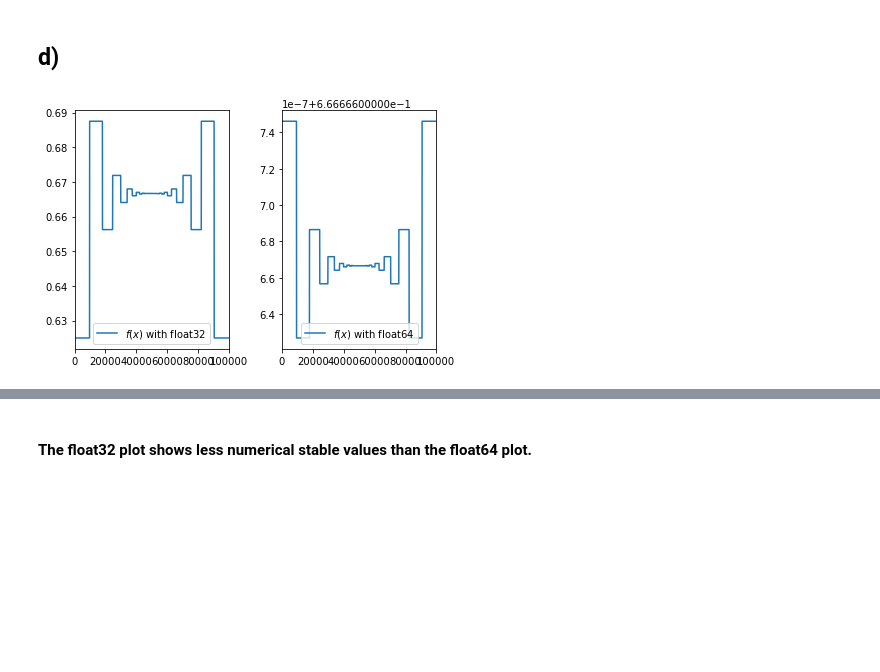
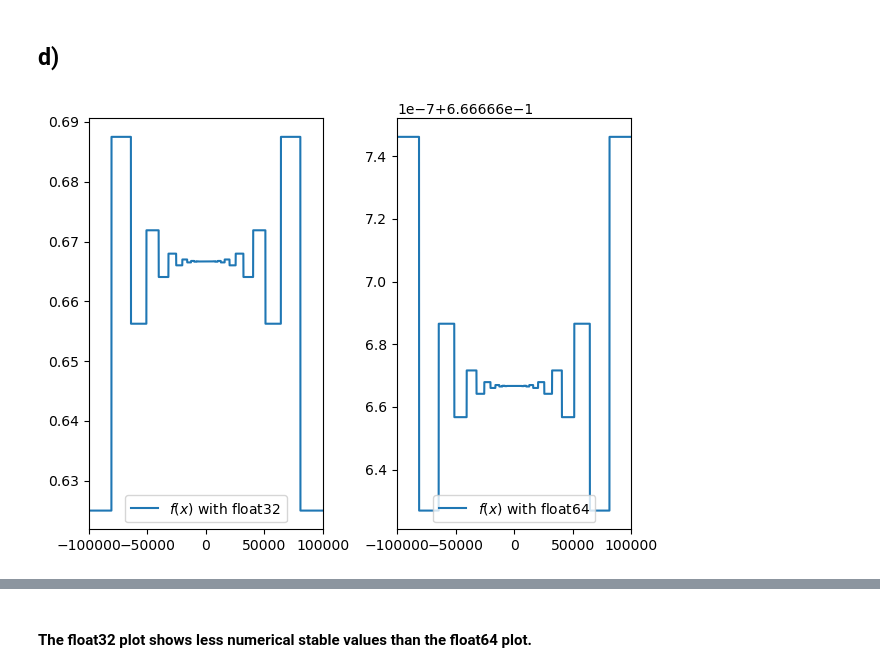
Before and after one commit to joeyko2706/SMD23, a Jupyter notebook: Blatt01/KorrekturA1.ipynb, the cells around one changed output, grey strips where cells are left out. Saved outputs shown, nothing was run; the diff lists cells and outputs as text; code cells hidden in the pictures; blank space fills up the shorter version.

```diff
--- a/Blatt01/KorrekturA1.ipynb
+++ b/Blatt01/KorrekturA1.ipynb
@@ -127,22 +134,22 @@ plt.show()
 # %%
 # Plot f(x)
 x32 = np.linspace(-100, 100, 100000, dtype='float32')
 x64 = np.linspace(-1000, 1000, 100000, dtype='float64')
 
 plt.subplot(1, 2, 1)
-plt.plot(f(x32), label=r'$f(x)$ with float32')
-plt.xlim(0, 100000)
+plt.plot(x, f(x32), label=r'$f(x)$ with float32')
+plt.xlim(-100000, 100000)
 plt.legend(loc='lower center')
 plt.tight_layout()
 
 plt.subplot(1, 2, 2)
-plt.plot(f(x64), label=r'$f(x)$ with float64')
-plt.xlim(0, 100000)
+plt.plot(x,f(x64), label=r'$f(x)$ with float64')
+plt.xlim(-100000, 100000)
 plt.legend(loc='lower center')
 plt.tight_layout()
 plt.show()
 # %% [output]
-[figure, old version]
+[figure, new version]
 # %%
 # Plot g(x)
 x32 = np.linspace(-0.1, 0.1, 100000, dtype='float32')
```
Also changed, not shown: parts of 5 cells of this notebook, 2 other files.
